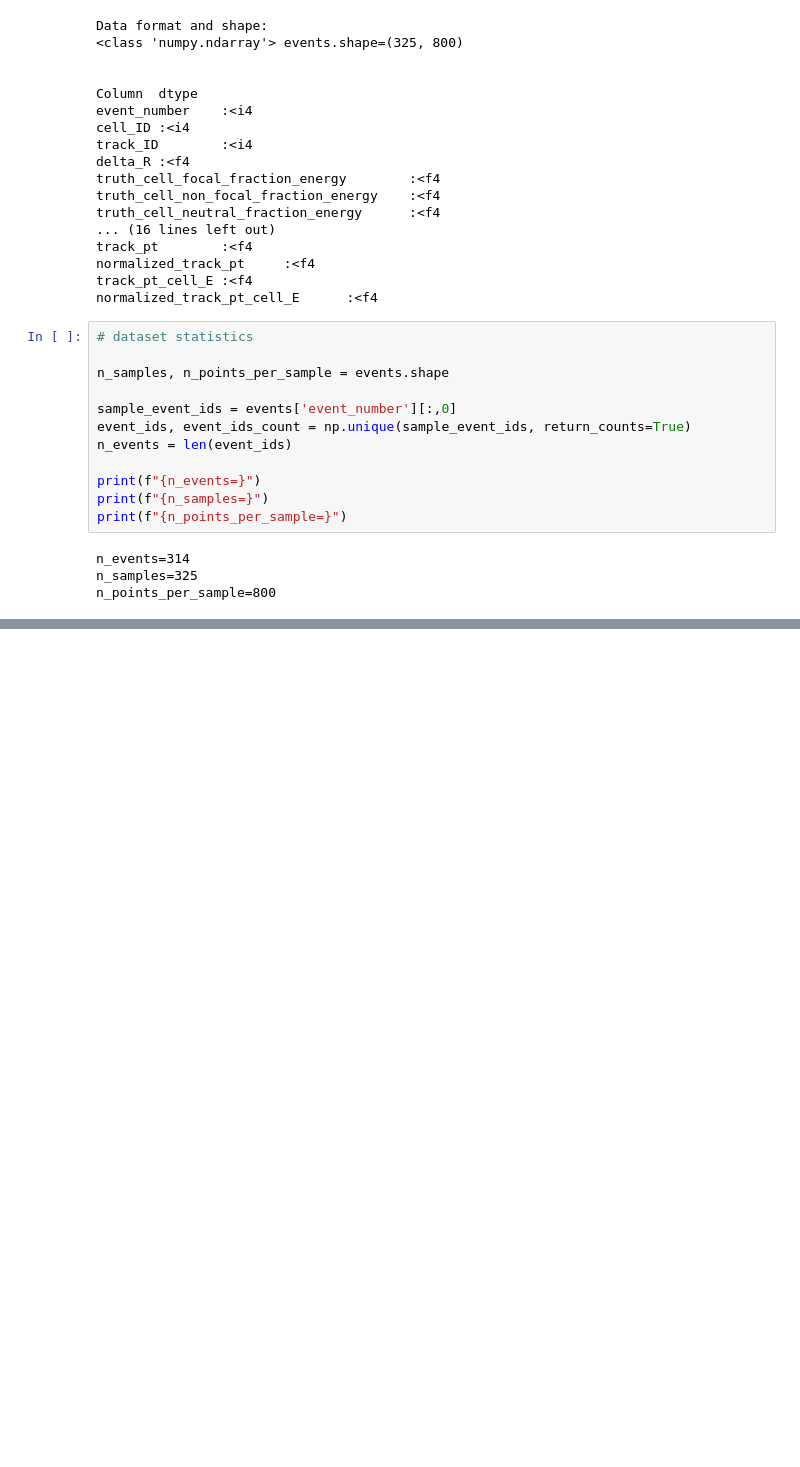
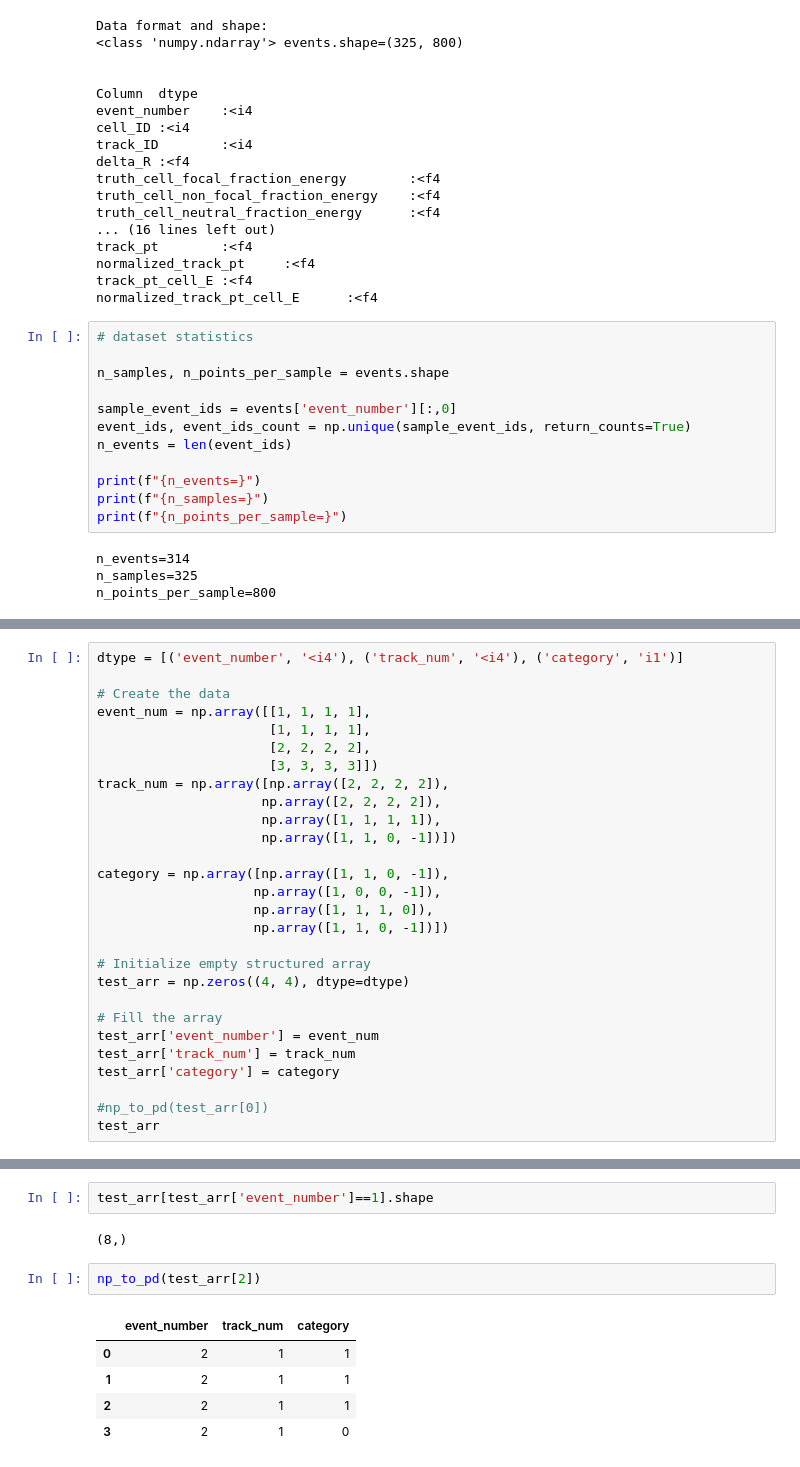
Before and after one commit to clissa/mlops, a Jupyter notebook: notebooks/01.data-exploration.ipynb, the cells around one changed output, grey strips where cells are left out. Drawn from its saved outputs; the diff is of its cells as text; blank space fills up the shorter version.

```diff
--- a/notebooks/01.data-exploration.ipynb
+++ b/notebooks/01.data-exploration.ipynb
@@ -91,0 +191,28 @@ n_points_per_sample=800
+# %%
+dtype = [('event_number', '<i4'), ('track_num', '<i4'), ('category', 'i1')]
+
+# Create the data
+event_num = np.array([[1, 1, 1, 1],
+                      [1, 1, 1, 1],
+                      [2, 2, 2, 2],
+                      [3, 3, 3, 3]])
+track_num = np.array([np.array([2, 2, 2, 2]),
+                     np.array([2, 2, 2, 2]),
+                     np.array([1, 1, 1, 1]),
+                     np.array([1, 1, 0, -1])])
+
+category = np.array([np.array([1, 1, 0, -1]),
+                    np.array([1, 0, 0, -1]),
+                    np.array([1, 1, 1, 0]),
+                    np.array([1, 1, 0, -1])])
+
+# Initialize empty structured array
+test_arr = np.zeros((4, 4), dtype=dtype)
+
+# Fill the array
+test_arr['event_number'] = event_num
+test_arr['track_num'] = track_num
+test_arr['category'] = category
+
+#np_to_pd(test_arr[0])
+test_arr
@@ -91,0 +233,12 @@ n_points_per_sample=800
+# %%
+test_arr[test_arr['event_number']==1].shape
+# %% [output]
+(8,)
+# %%
+np_to_pd(test_arr[2])
+# %% [output]
+|  | event_number | track_num | category |
+| 0 | 2 | 1 | 1 |
+| 1 | 2 | 1 | 1 |
+| 2 | 2 | 1 | 1 |
+| 3 | 2 | 1 | 0 |
```
Also changed, not shown: parts of 26 cells of this notebook.
